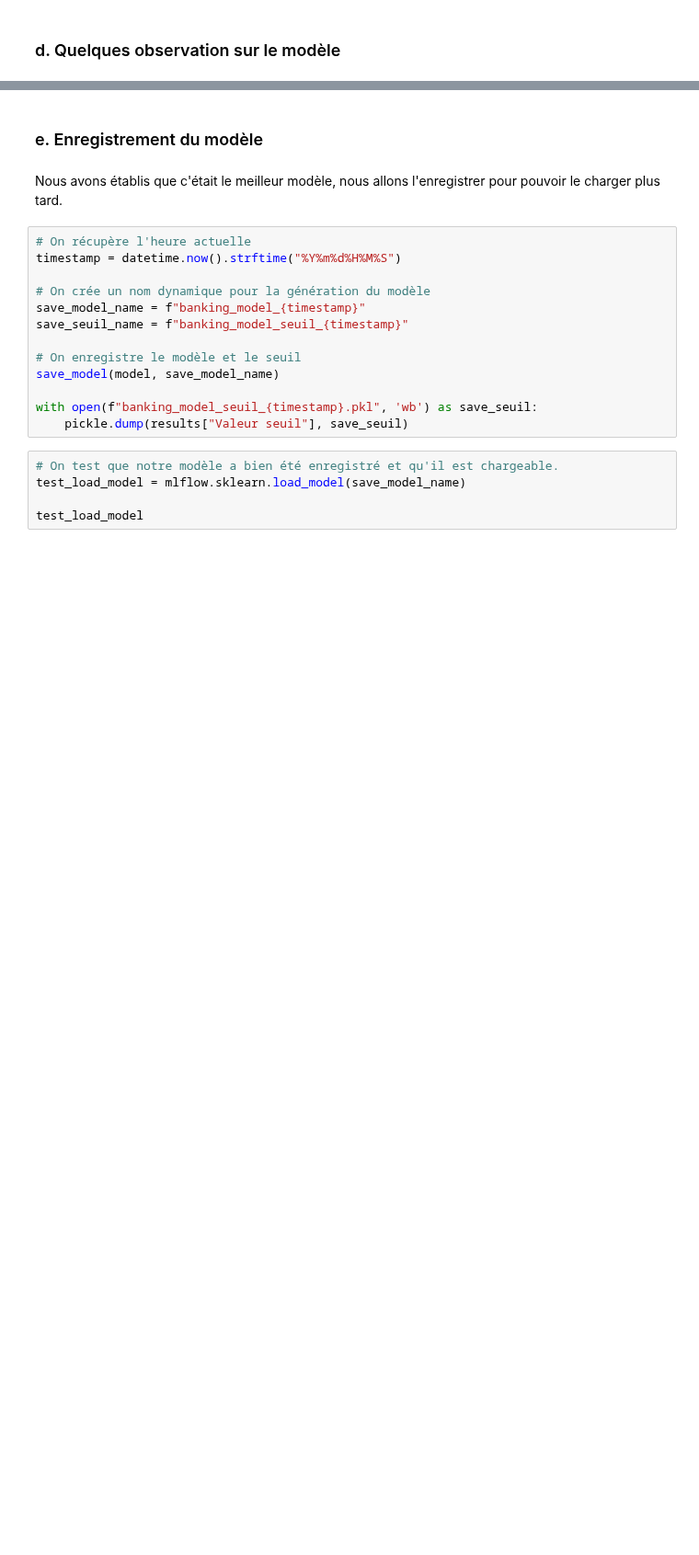
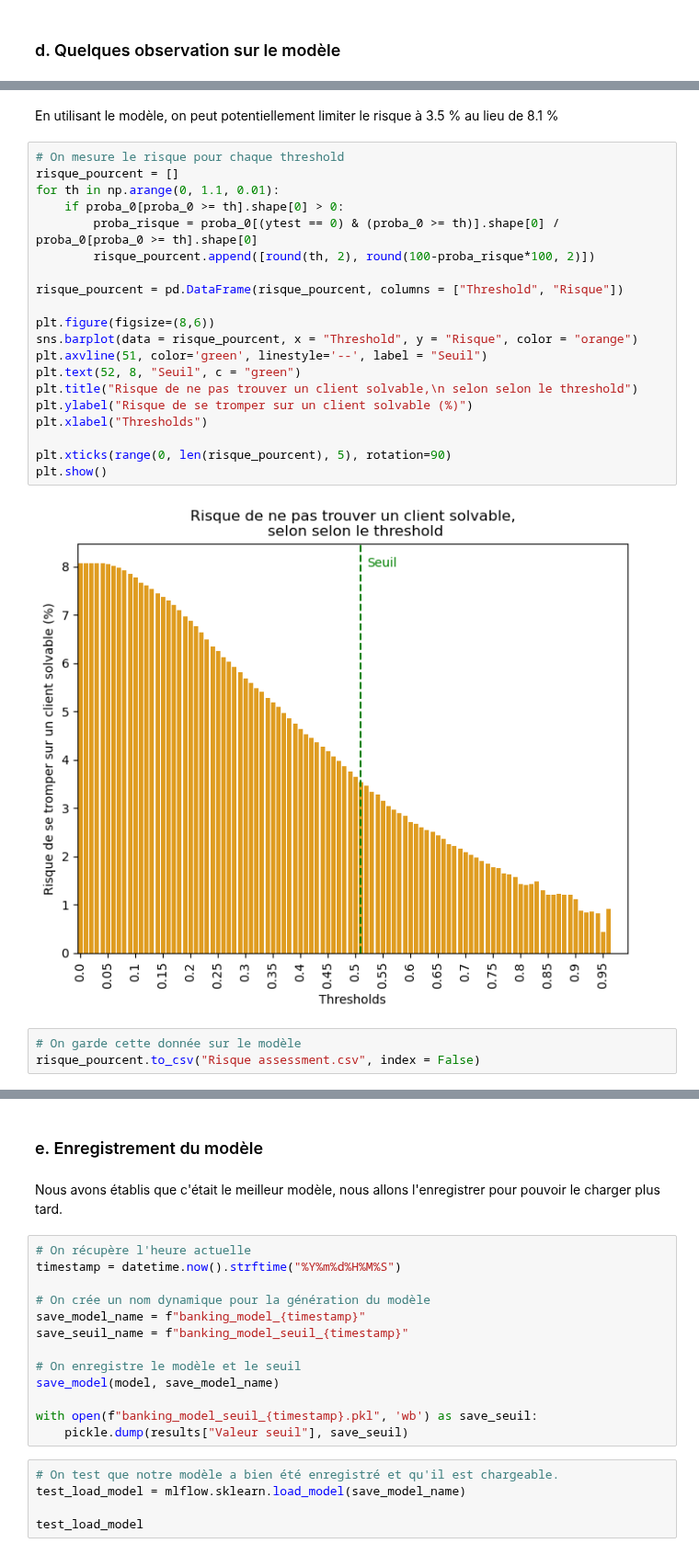
Before and after one commit to RubenHf/Scoring-model-banking, a Jupyter notebook: Halifa_Ruben_3_082023.ipynb, the cells around one changed output, grey strips where cells are left out. Shown at 92% size. Drawn from its saved outputs; the diff is of its cells as text; blank space fills up the shorter version.

```diff
--- a/Halifa_Ruben_3_082023.ipynb
+++ b/Halifa_Ruben_3_082023.ipynb
@@ -1386,0 +1542,27 @@ Setuptools is replacing distutils.
+# %% [markdown]
+En utilisant le modèle, on peut potentiellement limiter le risque à 3.5 % au lieu de 8.1 %
+# %%
+# On mesure le risque pour chaque threshold
+risque_pourcent = []
+for th in np.arange(0, 1.1, 0.01):
+    if proba_0[proba_0 >= th].shape[0] > 0:
+        proba_risque = proba_0[(ytest == 0) & (proba_0 >= th)].shape[0] / proba_0[proba_0 >= th].shape[0]
+        risque_pourcent.append([round(th, 2), round(100-proba_risque*100, 2)])
+
+risque_pourcent = pd.DataFrame(risque_pourcent, columns = ["Threshold", "Risque"])
+
+plt.figure(figsize=(8,6))
+sns.barplot(data = risque_pourcent, x = "Threshold", y = "Risque", color = "orange")
+plt.axvline(51, color='green', linestyle='--', label = "Seuil")
+plt.text(52, 8, "Seuil", c = "green")
+plt.title("Risque de ne pas trouver un client solvable,\n selon selon le threshold")
+plt.ylabel("Risque de se tromper sur un client solvable (%)")
+plt.xlabel("Thresholds")
+
+plt.xticks(range(0, len(risque_pourcent), 5), rotation=90)
+plt.show()
+# %% [output]
+[figure, added]
+# %%
+# On garde cette donnée sur le modèle
+risque_pourcent.to_csv("Risque assessment.csv", index = False)
```
Also changed, not shown: parts of 44 cells of this notebook, 3 other files.
